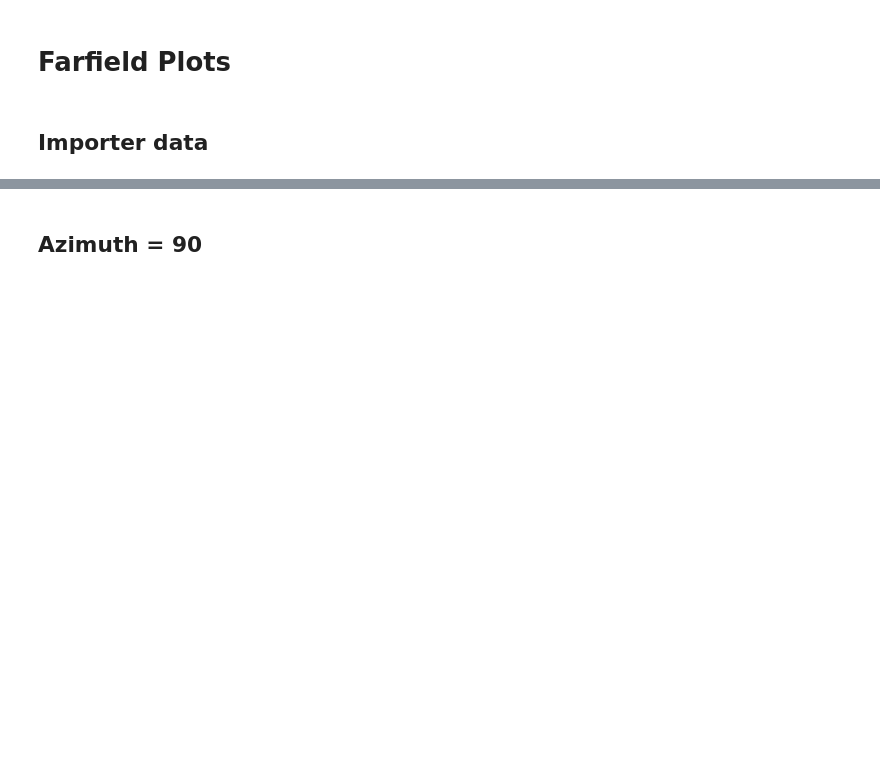
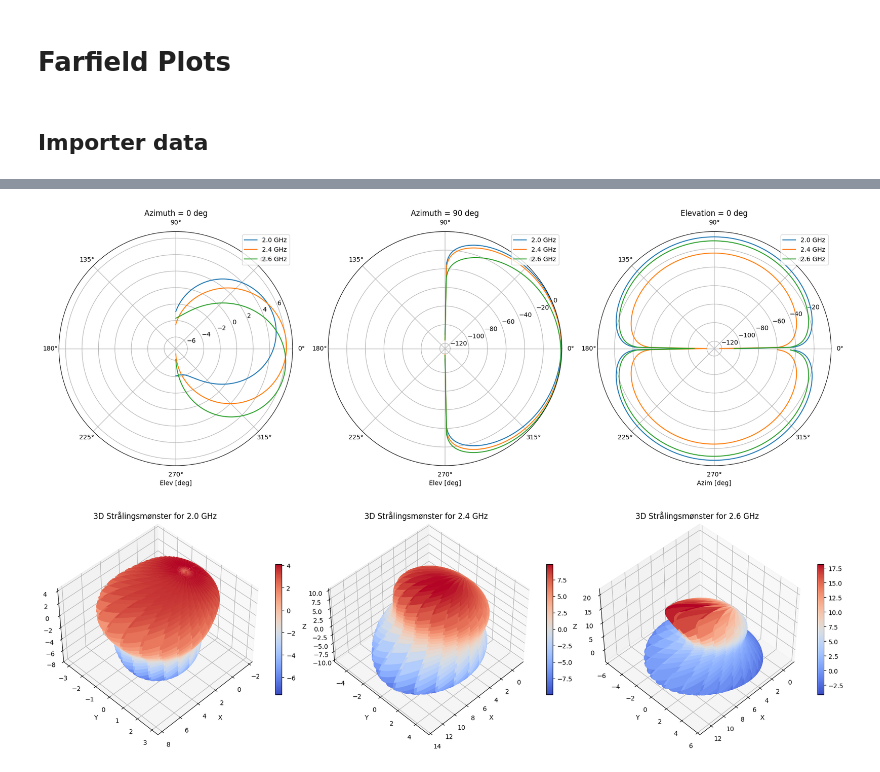
Before and after one commit to SkaugJr/TTT4215-Antenneteknikk, a Jupyter notebook: CST.ipynb, the cells around one changed output, grey strips where cells are left out. Saved outputs shown, nothing was run; the diff lists cells and outputs as text; code cells hidden in the pictures; blank space fills up the shorter version.

```diff
--- a/CST.ipynb
+++ b/CST.ipynb
@@ -197,2 +151,78 @@ plt.show()
-# %% [markdown]
-## Azimuth = 90
+# %%
+import pandas as pd
+import numpy as np
+import matplotlib.pyplot as plt
+from mpl_toolkits.mplot3d import Axes3D
+# Les inn dataen
+file_paths = {
+    '2.0 GHz': 'CST_Data/2_0GHz3D.txt',
+    '2.4 GHz': 'CST_Data/2_4GHz3D.txt',
+    '2.6 GHz': 'CST_Data/2_6GHz3D.txt'
+}
+
+columns = ["Elev [deg]", "Azim [deg]", "Abs(Dir) [dBi]", "Abs(Azimu) [dBi]", "Phase(Azimu) [deg]",
+           "Abs(Eleva) [dBi]", "Phase(Eleva) [deg]", "Ax.Ratio [dB]"]
+
+datasets = {freq: pd.read_csv(path, skiprows=2, names=columns, sep=r"\s+") for freq, path in file_paths.items()}
+
+def filter_data_by_angle(data, angle_column, angle_value):
+    return {freq: df[np.isclose(df[angle_column], angle_value)] for freq, df in data.items()}
+
+azim0_data = filter_data_by_angle(datasets, "Azim [deg]", 0)
+azim90_data = filter_data_by_angle(datasets, "Azim [deg]", 90)
+elev0_data = filter_data_by_angle(datasets, "Elev [deg]", 0)
+
+# Plot 1D radiation patterns
+def plot_polar(ax, data_dict, angle_column, value_column, title):
+    for freq, data in data_dict.items():
+        ax.plot(np.deg2rad(data[angle_column]), data[value_column], label=freq)
+    ax.legend(loc='upper right')
+    ax.set_title(title)
+    ax.set_xlabel(angle_column)
+
+fig, axs = plt.subplots(1, 3, figsize=(18, 6), subplot_kw={'projection': 'polar'})
+
+plot_polar(axs[0], azim0_data, "Elev [deg]", "Abs(Eleva) [dBi]", 'Azimuth = 0 deg')
+plot_polar(axs[1], azim90_data, "Elev [deg]", "Abs(Eleva) [dBi]", 'Azimuth = 90 deg')
+plot_polar(axs[2], elev0_data, "Azim [deg]", "Abs(Azimu) [dBi]", 'Elevation = 0 deg')
+
+plt.tight_layout()
+plt.show()
+
+# Plot the 3D radiation patterns for each frequency
+fig = plt.figure(figsize=(18, 6))
+
+for i, (freq, data) in enumerate(datasets.items(), start=1):
+    ax = fig.add_subplot(1, 3, i, projection='3d')
+
+    # Konverter til radianer
+    theta = np.radians(data["Azim [deg]"].values)
+    phi = np.radians(90-data["Elev [deg]"].values)
+    r = data["Abs(Dir) [dBi]"].values  # Direktivitet i dBi
+
+    # Konverter til kartesiske koordinater
+    x = r * np.sin(phi) * np.cos(theta)
+    y = r * np.sin(phi) * np.sin(theta)
+    z = r * np.cos(phi)
+
+    # Lag overflateplott med plot_surface
+    surf = ax.plot_surface(x.reshape((len(np.unique(phi)), len(np.unique(theta)))),
+                    y.reshape((len(np.unique(phi)), len(np.unique(theta)))),
+                    z.reshape((len(np.unique(phi)), len(np.unique(theta)))),
+                    cmap='coolwarm')
+
+    ax.set_title(f'3D Strålingsmønster for {freq}')
+    ax.set_xlabel('X')
+    ax.set_ylabel('Y')
+    ax.set_zlabel('Z')
+
+    fig.colorbar(surf, ax=ax, shrink=0.5, aspect=20)
+
+    # Bedre vinkel for patch-antenne
+    ax.view_init(elev=45, azim=45)
+
+plt.tight_layout()
+plt.show()
+# %% [output]
+[figure, added]
+[figure, added]
```
Also changed, not shown: parts of 4 cells of this notebook.
